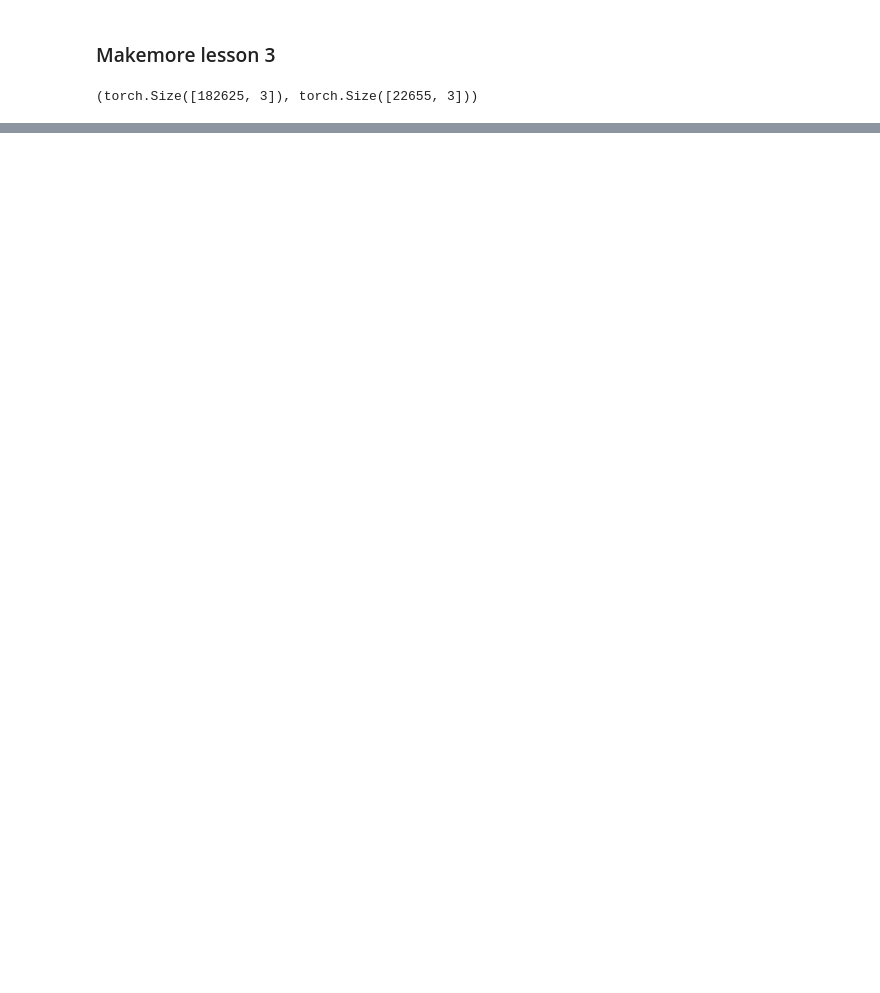
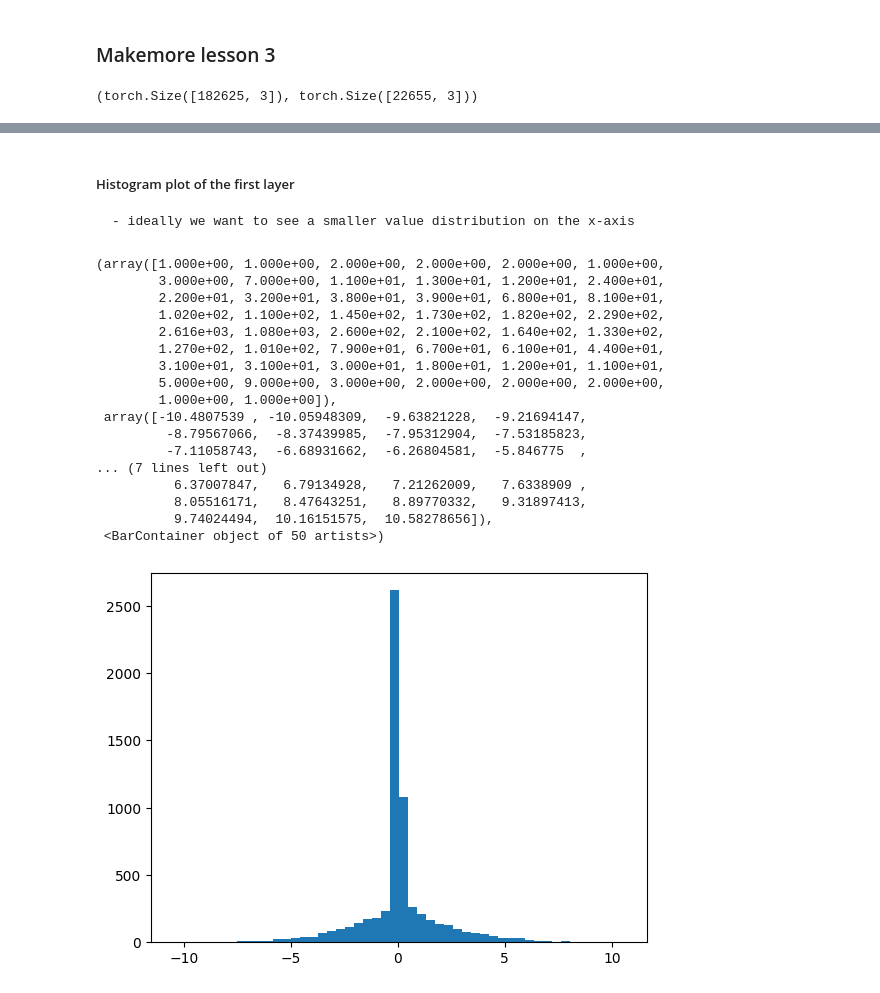
Before and after one commit to eitanzeev/first_principles, a Jupyter notebook: makemore_lesson3.ipynb, the cells around one changed output, grey strips where cells are left out. Saved outputs shown, nothing was run; the diff lists cells and outputs as text; code cells hidden in the pictures; blank space fills up the shorter version.

```diff
--- a/makemore_lesson3.ipynb
+++ b/makemore_lesson3.ipynb
@@ -85,15 +94,32 @@ batch_size = 32
 lossi = []
 for it in range(max_iterations):
 
+    #Mini batches
     batch = torch.randint(0, Xtr.shape[0], (batch_size,), generator = g)
 
+
+    #Forward pass
     embedding = C[Xtr[batch]]
-    embdcat = embedding.view(embedding.shape[0],-1)
-    tanh = torch.tanh(embdcat @ W1 + b1)
+    embdcat = embedding.view(embedding.shape[0],-1) #concatenate the vectores
+    hpreact = embdcat @ W1 + b1#hidden layer pre-activation, we want this to be roughly gaussian
 
-    logits = tanh@W2 + b2
 
-    loss = F.cross_entropy(logits, Ytr[batch])
+
+    #batch normalization layer
+    # __________________________________
+
+    bnmeani = hpreact.mean(0, keepdim = True)
+    bnstdi = hpreact.std(0, keepdim = True)
+    hpreact = bngain * (hpreact - bnmeani)/bnstdi + bnbias
+    with torch.no_grad():
+        bnmean_running = 0.999 * bnmean_running + 0.001 + bnmeani
+        bnstd_running = 0.999 * bnstd_running + 0.001 + bnstdi
+
+
+    ##Non-linearity
+    tanh = torch.tanh(hpreact)#hidden layer
+    logits = tanh@W2 + b2 #output layer
+    loss = F.cross_entropy(logits, Ytr[batch])#loss function
 
 
     #We need to reset the gradients before we run backward so that we don't compile grads
@@ -103,6 +129,7 @@ for it in range(max_iterations):
     lossi.append(loss.log10().item())
     #steps.append(it)
 
+    #backward pass
     loss.backward()
     lr = 0.1 if it < 100000 else 0.01
 
@@ -114,5 +141,10 @@ for it in range(max_iterations):
         print(f'{it:7d}/{max_iterations:7d}: {loss.item():.4f}')
 
 
+
+    break
+
+
+
 print(f"Training Loss: {loss.item()}")
 # %% [output]
@@ -135,0 +166,24 @@ Training Loss: 2.370270013809204
+# %% [markdown]
+##### Histogram plot of the first layer
+    - ideally we want to see a smaller value distribution on the x-axis
+# %%
+plt.hist((hpreact).view(-1).tolist(), bins = 50)
+# %% [output]
+(array([1.000e+00, 1.000e+00, 2.000e+00, 2.000e+00, 2.000e+00, 1.000e+00,
+        3.000e+00, 7.000e+00, 1.100e+01, 1.300e+01, 1.200e+01, 2.400e+01,
+        2.200e+01, 3.200e+01, 3.800e+01, 3.900e+01, 6.800e+01, 8.100e+01,
+        1.020e+02, 1.100e+02, 1.450e+02, 1.730e+02, 1.820e+02, 2.290e+02,
+        2.616e+03, 1.080e+03, 2.600e+02, 2.100e+02, 1.640e+02, 1.330e+02,
+        1.270e+02, 1.010e+02, 7.900e+01, 6.700e+01, 6.100e+01, 4.400e+01,
+        3.100e+01, 3.100e+01, 3.000e+01, 1.800e+01, 1.200e+01, 1.100e+01,
+        5.000e+00, 9.000e+00, 3.000e+00, 2.000e+00, 2.000e+00, 2.000e+00,
+        1.000e+00, 1.000e+00]),
+ array([-10.4807539 , -10.05948309,  -9.63821228,  -9.21694147,
+         -8.79567066,  -8.37439985,  -7.95312904,  -7.53185823,
+         -7.11058743,  -6.68931662,  -6.26804581,  -5.846775  ,
+... (7 lines left out)
+          6.37007847,   6.79134928,   7.21262009,   7.6338909 ,
+          8.05516171,   8.47643251,   8.89770332,   9.31897413,
+          9.74024494,  10.16151575,  10.58278656]),
+ <BarContainer object of 50 artists>)
+[figure, added]
```
Also changed, not shown: parts of 23 cells of this notebook.
